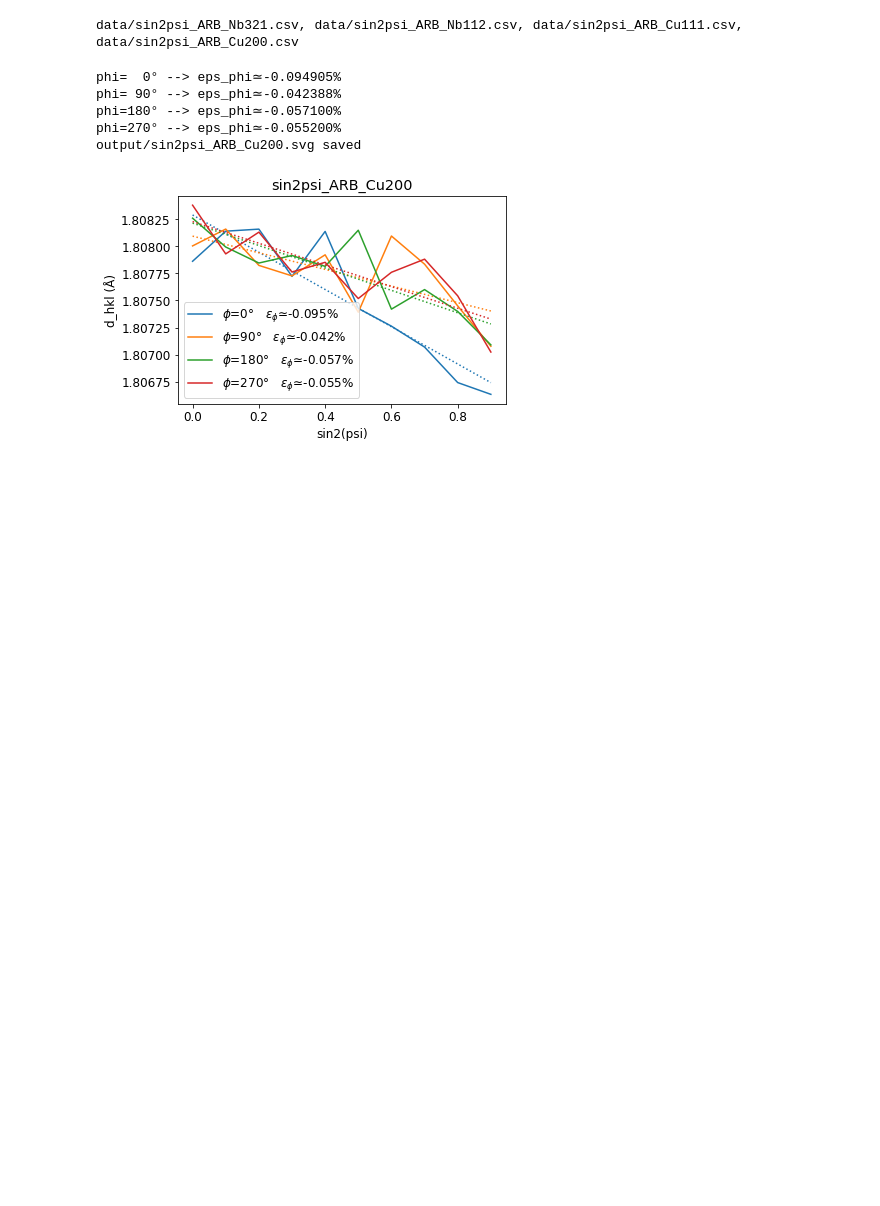
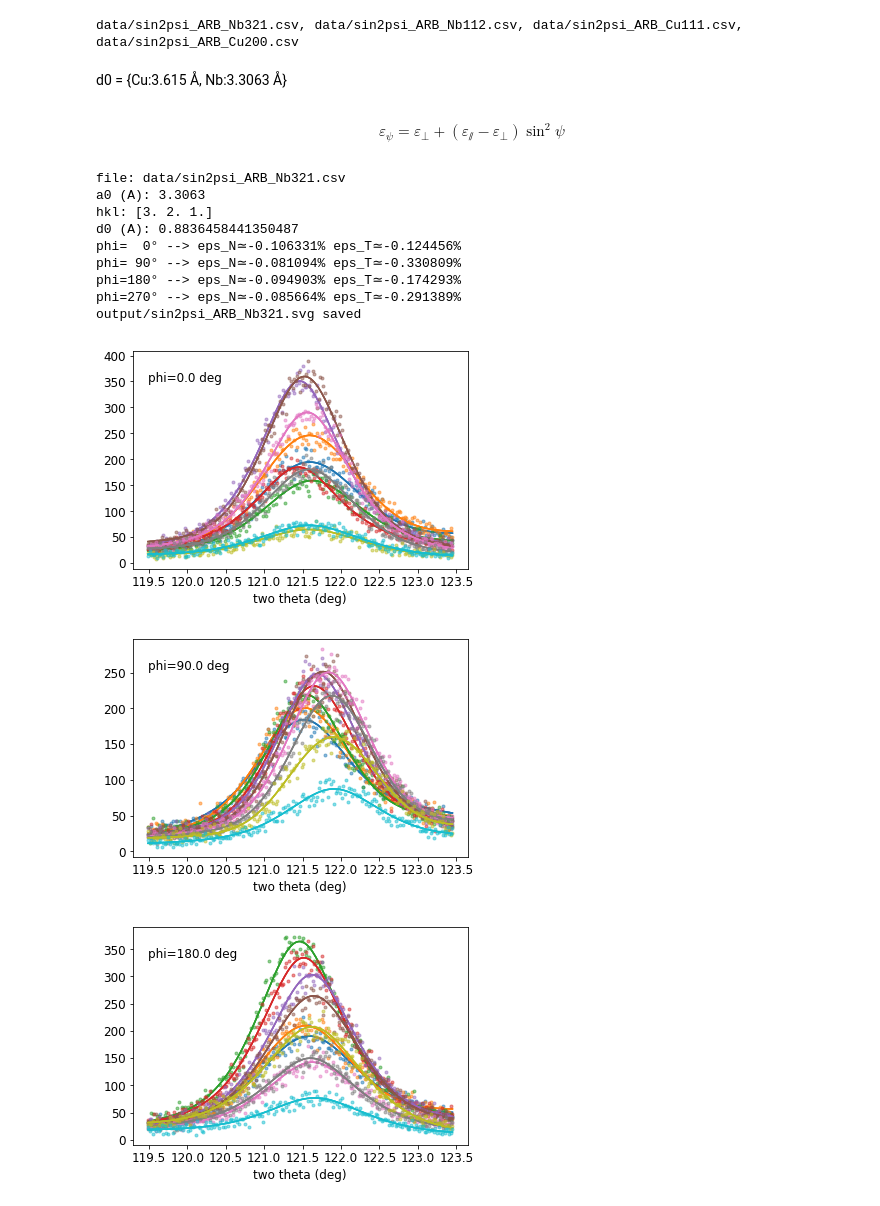
Before and after one commit to xdze2/graph_XRD, a Jupyter notebook: sin2_psi/sin2_psi.ipynb, the cells around one changed output. Cells and saved outputs as stored; diff of their text form; code cells hidden in the pictures; blank space fills up the shorter version.

```diff
--- a/sin2_psi/sin2_psi.ipynb
+++ b/sin2_psi/sin2_psi.ipynb
@@ -60,7 +60,7 @@ def fit_all(twoth_span, psi_span, phi_span, intensities,
             # Graph
             if graph:
                 color = colors[k % len(colors)]
-                plt.plot(twoth_span, y, '.', label=psi,
+                plt.plot(twoth_span, y, '.', label=psi_k,
                           alpha=0.5, color=color)
 
             try:
@@ -77,13 +77,11 @@ def fit_all(twoth_span, psi_span, phi_span, intensities,
             except RuntimeError:
                 print(f'fit error for {phi_idx}, {psi_k}')
 
-
-
         if graph:
             plt.text(twoth_span.min(),
                      0.9*intensities[:, :, phi_idx].max(),
                      f'phi={phi_span[phi_idx]} deg')
-            plt.title(measure_list[0]);
+            #plt.title(measure_list[0]);
             plt.xlabel('two theta (deg)');
 
     return fit_results
@@ -105,49 +101,85 @@ i=-1
+# %% [markdown]
+d0 = {Cu:3.615 Å, Nb:3.3063 Å}
+# %% [markdown]
+$$
+\varepsilon_{\psi} = \varepsilon_{⟂} + (\varepsilon_{⫽}-\varepsilon_{⟂})\sin^2 \psi
+$$
+# %%
+d0_mat = {'Cu':3.615, 'Nb':3.3063}
+# %%
+i = 0  # used to selec the filename
 # %%
 # ==========
 #  sin2 psi
 # ==========
-i += 1
+
 filename = measure_list[i]
+print('file:', filename)
+
+image_name = os.path.basename(filename)
+measure_name = image_name.replace('csv', '').strip('.')
+
+a0 = [a for n, a in d0_mat.items() if n in filename][0]
+print('a0 (A):', a0)
+hkl = np.array( [float(u) for u in measure_name[-3:]] )
+d0 = a0/np.sqrt(np.sum(hkl**2))
+
+print('hkl:', hkl)
+print('d0 (A):', d0)
 twoth_span, psi_span, phi_span, I = file_path = read_sin2psi(filename)
 
-fit_results = fit_all(twoth_span, psi_span, phi_span, I)
+fit_results = fit_all(twoth_span, psi_span, phi_span, I, graph=True)
 
-image_name = os.path.basename(filename)
 
-plt.figure();
+
+plt.figure(figsize=(8, 4));
 k = 0
 d_hlk = distance_from_Bragg(fit_results['x0'])
 sin2psi = np.sin(psi_span *np.pi/180)**2
 for phi, d_hlk_phi in zip(phi_span, d_hlk.T):
 
     # linear fit:
-    a, b = np.polyfit(sin2psi, d_hlk_phi, 1)
-    eps_percent = a/b*100
-    print(f'phi={phi:>3.0f}°', '-->',f'eps_phi≃{eps_percent:.6f}%')
+
+    eps_phi = (d_hlk_phi - d0)/d0
+    mask = np.logical_not(np.isnan(eps_phi))
+    slope, intercept = np.polyfit(sin2psi[mask], 100*eps_phi[mask], 1)
+
+    eps_normal = intercept
+    eps_plan = slope + intercept
+
+    print(f'phi={phi:3.0f}°', '-->',f'eps_N≃{eps_normal:.6f}%', f'eps_T≃{eps_plan:.6f}%')
 
     # graph
     color = colors[k % len(colors)]
     k += 1
-    plt.plot(sin2psi, d_hlk_phi,
-             label=f'$\phi$={phi:.0f}°   $\epsilon_\phi$≃{eps_percent:.3f}%',
+    plt.plot(sin2psi, 100*eps_phi, '-',
+             label=f'$\phi$={phi:4.0f}° eps_N≃{eps_normal:.3f}% eps_T≃{eps_plan:.3f}%',
              color=color);
-    plt.plot(sin2psi, a*sin2psi + b, 'k:', color=color)
+    plt.plot(sin2psi, (slope*sin2psi + intercept), 'k:', color=color)
 
 
 plt.legend()
-plt.title(image_name.replace('csv', '').strip('.'));
-plt.xlabel('sin2(psi)'); plt.ylabel('d_hkl (Å)');
+plt.title(measure_name + f'  a={a0:.3f}Å');
+plt.xlabel('sin2(psi)'); plt.ylabel('eps_phi (%)');
 plt.tight_layout();
 outputdir = 'output'
 
 image_name = image_name.replace('csv', 'svg')
 image_path = os.path.join(outputdir, image_name)
 plt.savefig(image_path)
 print(f'{image_path} saved')
+
+i += 1
 # %% [output]
-phi=  0° --> eps_phi≃-0.094905%
-phi= 90° --> eps_phi≃-0.042388%
-phi=180° --> eps_phi≃-0.057100%
-phi=270° --> eps_phi≃-0.055200%
-output/sin2psi_ARB_Cu200.svg saved
+file: data/sin2psi_ARB_Nb321.csv
+a0 (A): 3.3063
+hkl: [3. 2. 1.]
+d0 (A): 0.8836458441350487
+phi=  0° --> eps_N≃-0.106331% eps_T≃-0.124456%
+phi= 90° --> eps_N≃-0.081094% eps_T≃-0.330809%
+phi=180° --> eps_N≃-0.094903% eps_T≃-0.174293%
+phi=270° --> eps_N≃-0.085664% eps_T≃-0.291389%
+output/sin2psi_ARB_Nb321.svg saved
-[figure, old version]
+[figure, new version]
+[figure, added]
+[figure, added]
```
Also changed, not shown: parts of 2 cells of this notebook, 1 other file.
